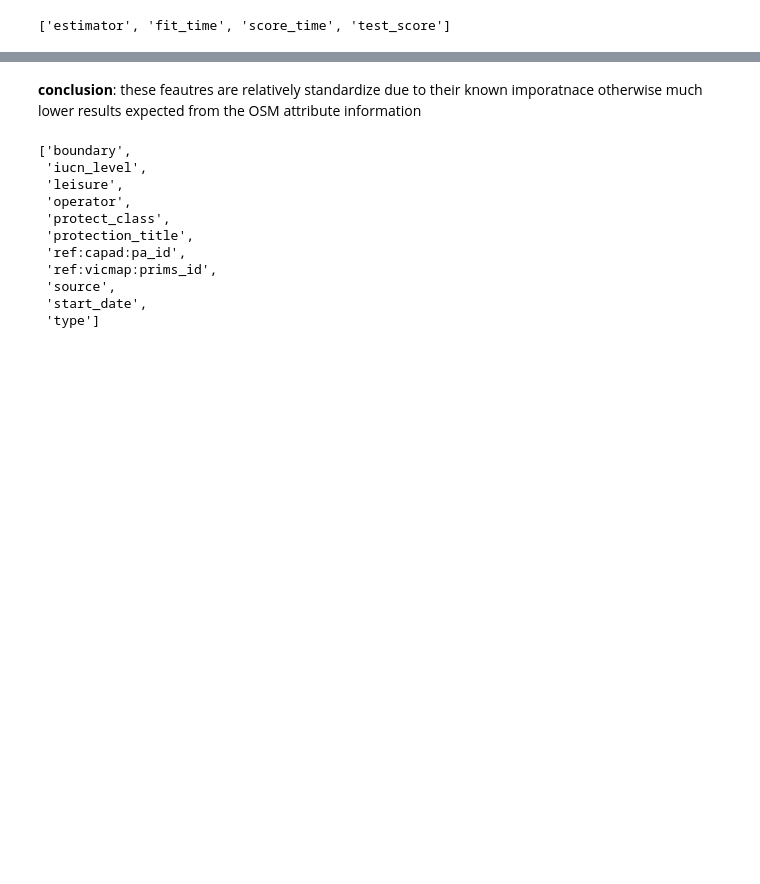
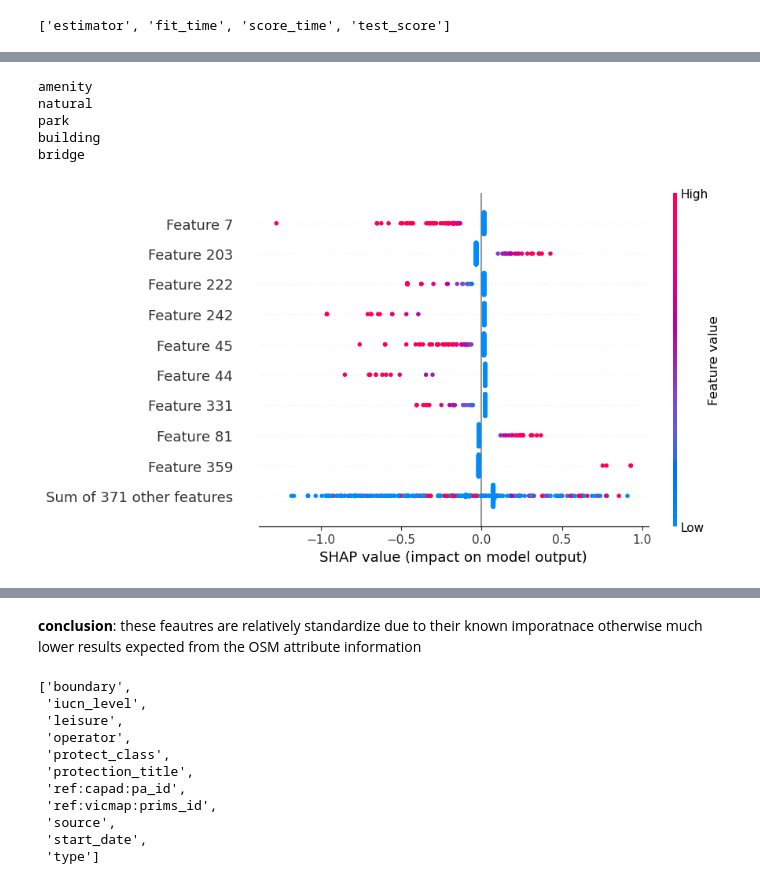
Before and after one commit to hamzeiehsan/leisure-walking-analysis, a Jupyter notebook: 4. final analysis.ipynb, the cells around one changed output, grey strips where cells are left out. Cells and saved outputs as stored; diff of their text form; code cells hidden in the pictures; blank space fills up the shorter version.

```diff
--- a/4. final analysis.ipynb
+++ b/4. final analysis.ipynb
@@ -471,0 +493,15 @@ classification_report(target_test, pred, output_dict=True)
+# %%
+# 1- nature
+print(feature_names[7]) # negative but important!
+print(feature_names[203]) # positive and important!
+print(feature_names[222]) # a bit negative and important!
+print(feature_names[45])# negative but important!
+print(feature_names[44]) # negative but important!
+shap.plots.beeswarm(explanation[:,:,1])
+# %% [output]
+amenity
+natural
+park
+building
+bridge
+[figure, added]
```
Also changed, not shown: parts of 30 cells of this notebook, 1 other file.
